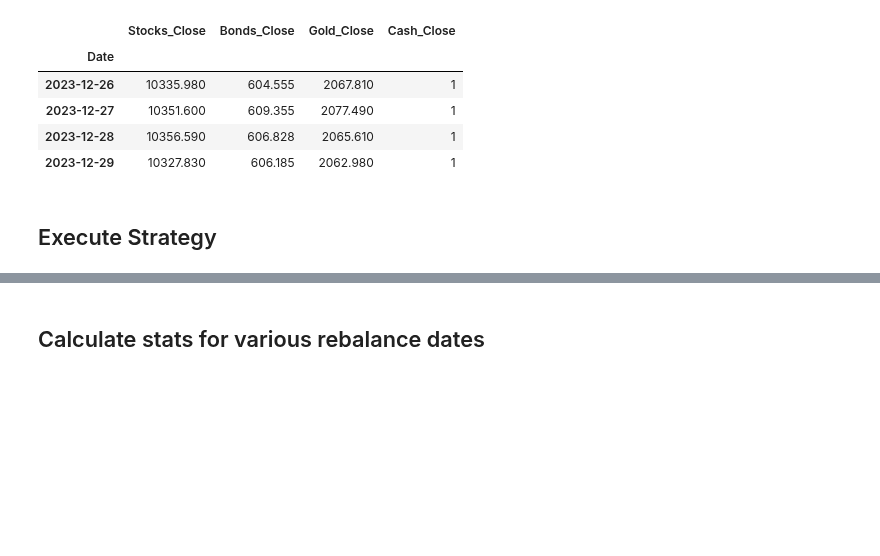
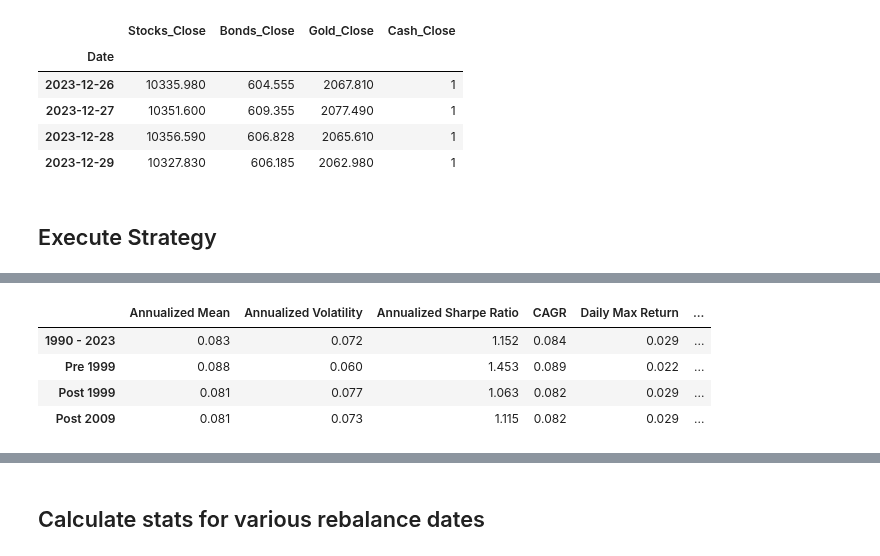
Before and after one commit to jaredszajkowski/jaredszajkowski.github.io, a Jupyter notebook: content/post/harry-browne-permanent-portfolio/harry-browne-permanent-portfolio.ipynb, the cells around one changed output, grey strips where cells are left out. Drawn from its saved outputs; the diff is of its cells as text; code cells hidden in the pictures; blank space fills up the shorter version.

Commit message:
Updating post

```diff
--- a/content/post/harry-browne-permanent-portfolio/harry-browne-permanent-portfolio.ipynb
+++ b/content/post/harry-browne-permanent-portfolio/harry-browne-permanent-portfolio.ipynb
@@ -753,39 +693,15 @@ cash_contrib = 0
 
 strat = strategy(fund_list, starting_cash, cash_contrib, perm_port, 1, 1, 0.35, 0.15).set_index('Date')
 sum_stats = summary_stats(fund_list, strat[['Return']], 'Daily')
-display(sum_stats)
 
 strat_pre_1999 = strat[strat.index < '2000-01-01']
 sum_stats_pre_1999 = summary_stats(fund_list, strat_pre_1999[['Return']], 'Daily')
-display(sum_stats_pre_1999)
 
 strat_post_1999 = strat[strat.index >= '2000-01-01']
 sum_stats_post_1999 = summary_stats(fund_list, strat_post_1999[['Return']], 'Daily')
-display(sum_stats_post_1999)
 
-plot_cumulative_return(strat)
-plot_values(strat)
-plot_drawdown(strat)
-plot_asset_weights(strat)
-
-strat_annual_returns = strat['Cumulative_Return'].resample('Y').last().pct_change().dropna()
-strat_annual_returns_df = strat_annual_returns.to_frame()
-strat_annual_returns_df['Year'] = strat_annual_returns_df.index.year  # Add a 'Year' column with just the year
-strat_annual_returns_df.reset_index(drop=True, inplace=True)  # Reset the index to remove the datetime index
-
-# Now, the DataFrame will have 'Year' and 'Cumulative_Return' columns
-strat_annual_returns_df = strat_annual_returns_df[['Year', 'Cumulative_Return']]  # Keep only 'Year' and 'Cumulative_Return' columns
-strat_annual_returns_df.rename(columns = {'Cumulative_Return':'Return'}, inplace=True)
-strat_annual_returns_df.set_index('Year', inplace=True)
-strat_annual_returns_df
-# display(strat_annual_returns_df)
-
-plan_name = '_'.join(fund_list)
-file = plan_name + "_Annual_Returns.xlsx"
-location = file
-strat_annual_returns_df.to_excel(location, sheet_name='data')
-
-plot_annual_returns(strat_annual_returns_df)
+strat_post_2009 = strat[strat.index >= '2010-01-01']
+sum_stats_post_2009 = summary_stats(fund_list, strat_post_2009[['Return']], 'Daily')
 # %% [output]
 Strategy complete for Stocks_Bonds_Gold_Cash.
 Summary stats complete for Stocks_Bonds_Gold_Cash.
@@ -804,0 +711,16 @@ Summary stats complete for Stocks_Bonds_Gold_Cash.
+# %%
+all_sum_stats = pd.concat([sum_stats])
+all_sum_stats = all_sum_stats.rename(index={'Return': '1990 - 2023'})
+all_sum_stats = pd.concat([all_sum_stats, sum_stats_pre_1999])
+all_sum_stats = all_sum_stats.rename(index={'Return': 'Pre 1999'})
+all_sum_stats = pd.concat([all_sum_stats, sum_stats_post_1999])
+all_sum_stats = all_sum_stats.rename(index={'Return': 'Post 1999'})
+all_sum_stats = pd.concat([all_sum_stats, sum_stats_post_2009])
+all_sum_stats = all_sum_stats.rename(index={'Return': 'Post 2009'})
+all_sum_stats
+# %% [output]
+|  | Annualized Mean | Annualized Volatility | Annualized Sharpe Ratio | CAGR | Daily Max Return | ... |
+| 1990 - 2023 | 0.083 | 0.072 | 1.152 | 0.084 | 0.029 | ... |
+| Pre 1999 | 0.088 | 0.060 | 1.453 | 0.089 | 0.022 | ... |
+| Post 1999 | 0.081 | 0.077 | 1.063 | 0.082 | 0.029 | ... |
+| Post 2009 | 0.081 | 0.073 | 1.115 | 0.082 | 0.029 | ... |
```
Also changed, not shown: parts of 5 cells of this notebook, 57 other files.
